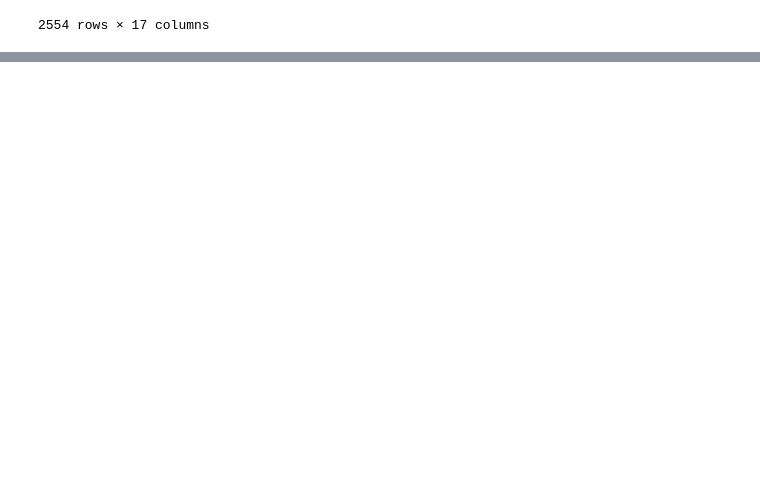
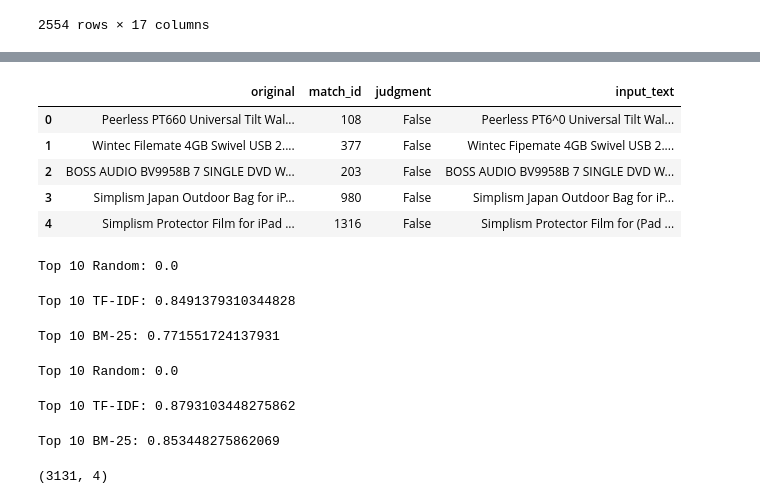
Before and after one commit to bart1259/InformationRetrievalRanking, a Jupyter notebook: Experiment.ipynb, the cells around one changed output, grey strips where cells are left out. Saved outputs shown, nothing was run; the diff lists cells and outputs as text; code cells hidden in the pictures; blank space fills up the shorter version.

```diff
--- a/Experiment.ipynb
+++ b/Experiment.ipynb
@@ -210,0 +280,30 @@ res = evaluate(bm_25_ranker, val_catalog_df, val_queries_df)
+# %%
+val_query_texts_aug = val_query_texts.copy().rename(columns={"aug_text" : "input_text", "input_text" : "original"})
+val_query_texts_aug.head()
+# %% [output]
+|  | original | match_id | judgment | input_text |
+| 0 | Peerless PT660 Universal Tilt Wal... | 108 | False | Peerless PT6^0 Universal Tilt Wal... |
+| 1 | Wintec Filemate 4GB Swivel USB 2.... | 377 | False | Wintec Fipemate 4GB Swivel USB 2.... |
+| 2 | BOSS AUDIO BV9958B 7 SINGLE DVD W... | 203 | False | BOSS AUDIO BV9958B 7 SINGLE DVD W... |
+| 3 | Simplism Japan Outdoor Bag for iP... | 980 | False | Simplism Japan Outdoor Bag for iP... |
+| 4 | Simplism Protector Film for iPad ... | 1316 | False | Simplism Protector Film for (Pad ... |
+# %%
+print(f'Top 10 Random: {evaluate(RandomRanker(), val_catalog_df, val_query_texts_aug)["top_1"]}')
+print(f'Top 10 TF-IDF: {evaluate(tf_idf_ranker, val_catalog_df, val_query_texts_aug)["top_1"]}')
+print(f'Top 10 BM-25: {evaluate(bm_25_ranker, val_catalog_df, val_query_texts_aug)["top_1"]}')
+# %% [output]
+Top 10 Random: 0.0
+Top 10 TF-IDF: 0.8491379310344828
+Top 10 BM-25: 0.771551724137931
+# %%
+print(f'Top 10 Random: {evaluate(RandomRanker(), val_catalog_df, val_queries_df)["top_1"]}')
+print(f'Top 10 TF-IDF: {evaluate(tf_idf_ranker, val_catalog_df, val_queries_df)["top_1"]}')
+print(f'Top 10 BM-25: {evaluate(bm_25_ranker, val_catalog_df, val_queries_df)["top_1"]}')
+# %% [output]
+Top 10 Random: 0.0
+Top 10 TF-IDF: 0.8793103448275862
+Top 10 BM-25: 0.853448275862069
+# %%
+val_query_texts.shape
+# %% [output]
+(3131, 4)
```
Also changed, not shown: parts of 12 cells of this notebook.
